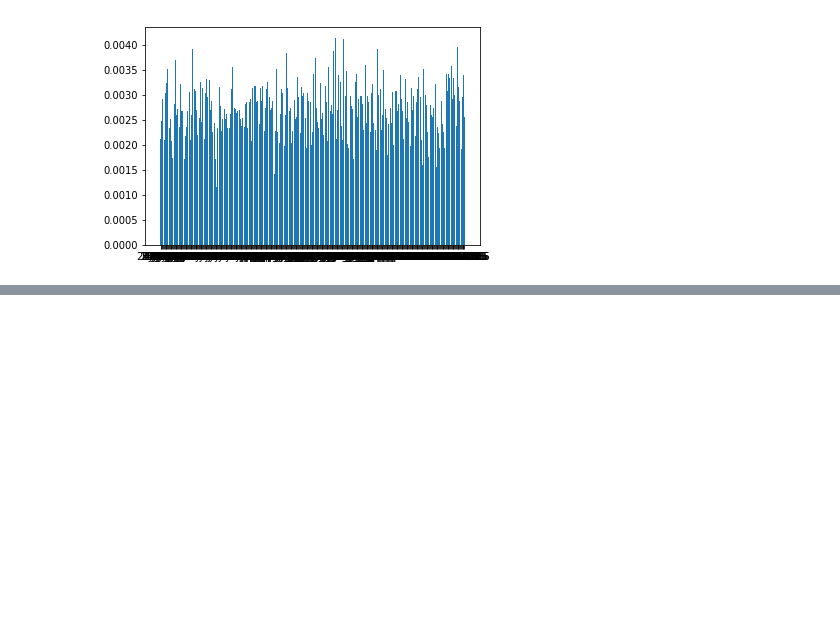
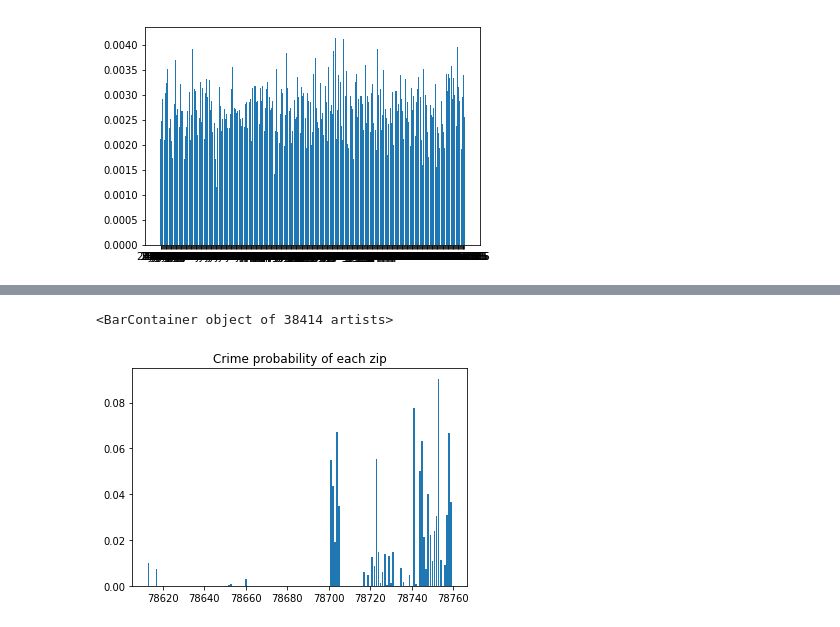
Before and after one commit to qiuxiao-chen/project-2, a Jupyter notebook: project2_anny.ipynb, the cells around one changed output, grey strips where cells are left out. Saved outputs shown, nothing was run; the diff lists cells and outputs as text; code cells hidden in the pictures; blank space fills up the shorter version.

```diff
--- a/project2_anny.ipynb
+++ b/project2_anny.ipynb
@@ -135,0 +147,6 @@ plt.bar(crime['Report_Date'],crime['crime_prop_data'])
+# %%
+plt.title('Crime probability of each zip')
+plt.bar(crime['Zip_Code_Crime'],crime['crime_prop'])
+# %% [output]
+<BarContainer object of 38414 artists>
+[figure, added]
```
Also changed, not shown: parts of 7 cells of this notebook.
